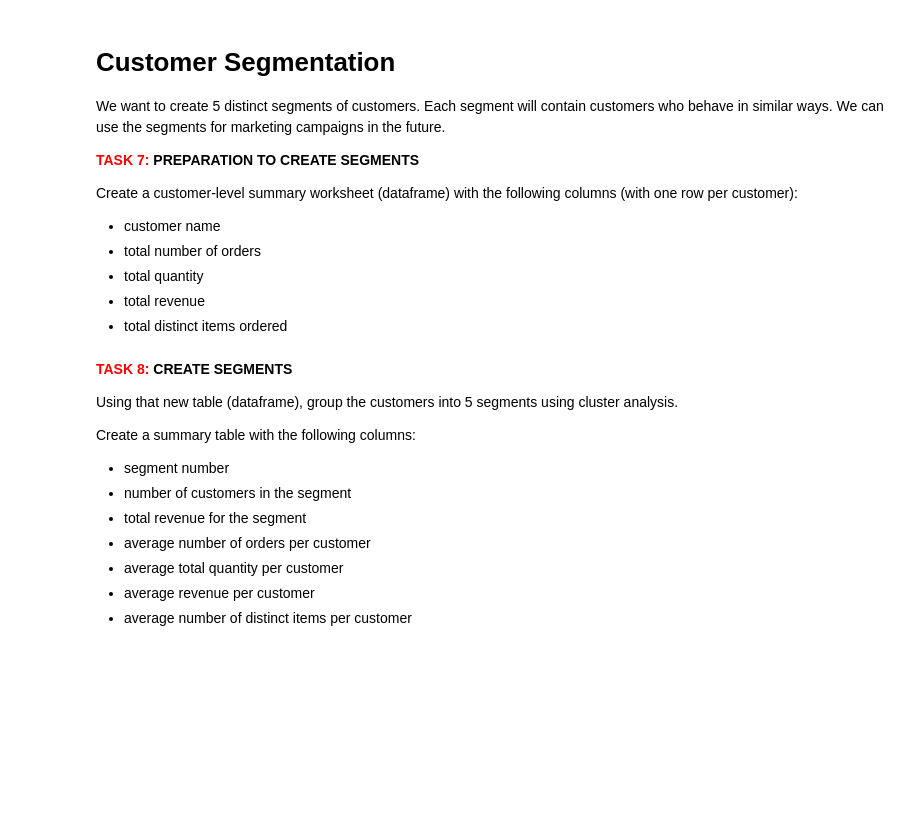
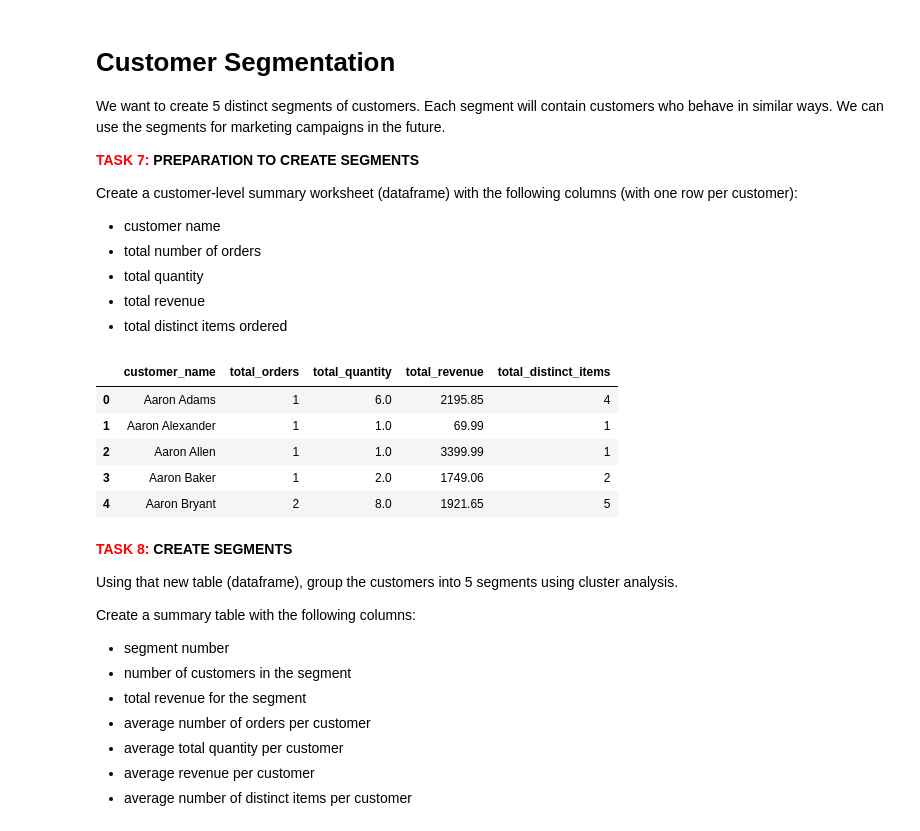
Before and after one commit to JonathanW20/IS6010Lab5, a Jupyter notebook: notebooks/lab5_retail_sales_analysis.ipynb, the cells around one changed output. Drawn from its saved outputs; the diff is of its cells as text; code cells hidden in the pictures; blank space fills up the shorter version.

```diff
--- a/notebooks/lab5_retail_sales_analysis.ipynb
+++ b/notebooks/lab5_retail_sales_analysis.ipynb
@@ -317,3 +315,19 @@ Create a customer-level summary worksheet (dataframe) with the following columns
+# %%
+customer_df = df.groupby('customer_name').agg(
+    total_orders=('order_id', 'nunique'),
+    total_quantity=('quantity', 'sum'),
+    total_revenue=('revenue', 'sum'),
+    total_distinct_items=('product_name', 'nunique')
+).reset_index()
+
+display(customer_df.head())
+# %% [output]
+|  | customer_name | total_orders | total_quantity | total_revenue | total_distinct_items |
+| 0 | Aaron Adams | 1 | 6.0 | 2195.85 | 4 |
+| 1 | Aaron Alexander | 1 | 1.0 | 69.99 | 1 |
+| 2 | Aaron Allen | 1 | 1.0 | 3399.99 | 1 |
+| 3 | Aaron Baker | 1 | 2.0 | 1749.06 | 2 |
+| 4 | Aaron Bryant | 2 | 8.0 | 1921.65 | 5 |
 # %% [markdown]
 **<span style="color:red;">TASK 8:</span> CREATE SEGMENTS**
 
```
Also changed, not shown: parts of 2 cells of this notebook.
